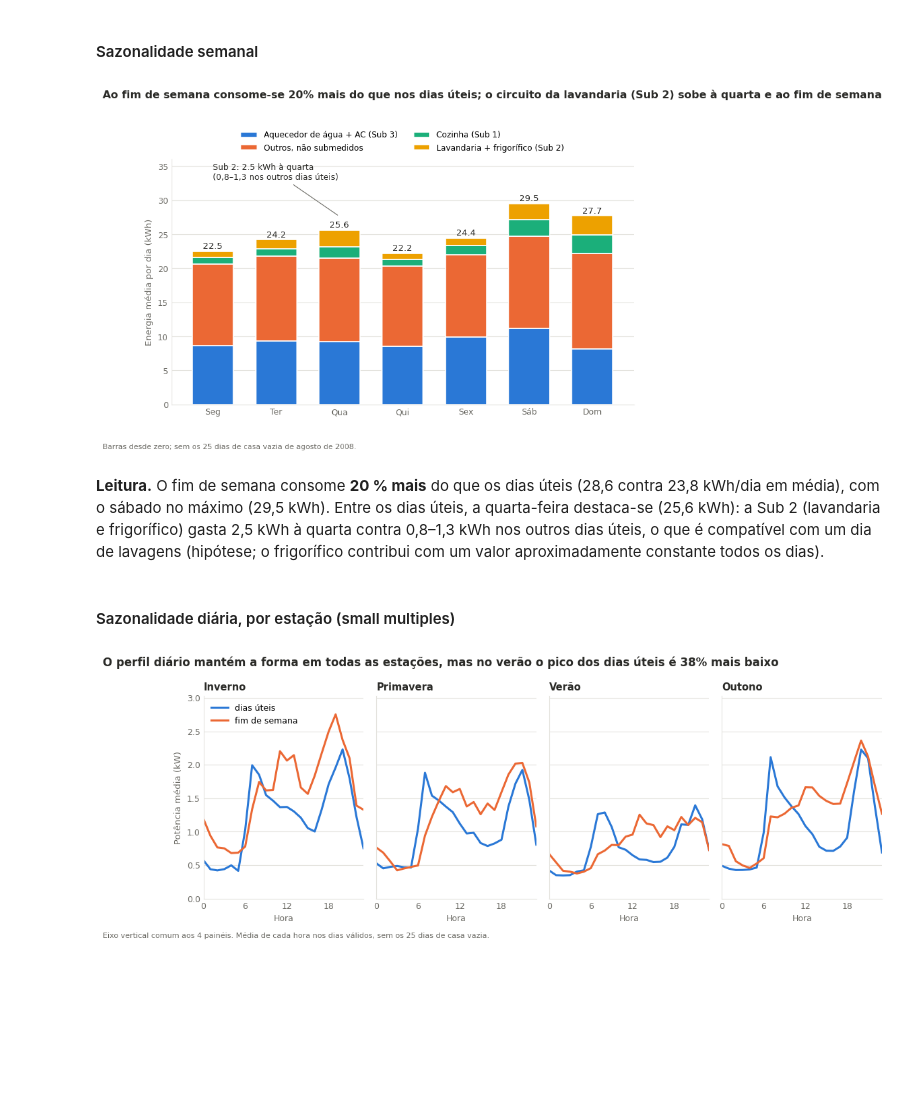
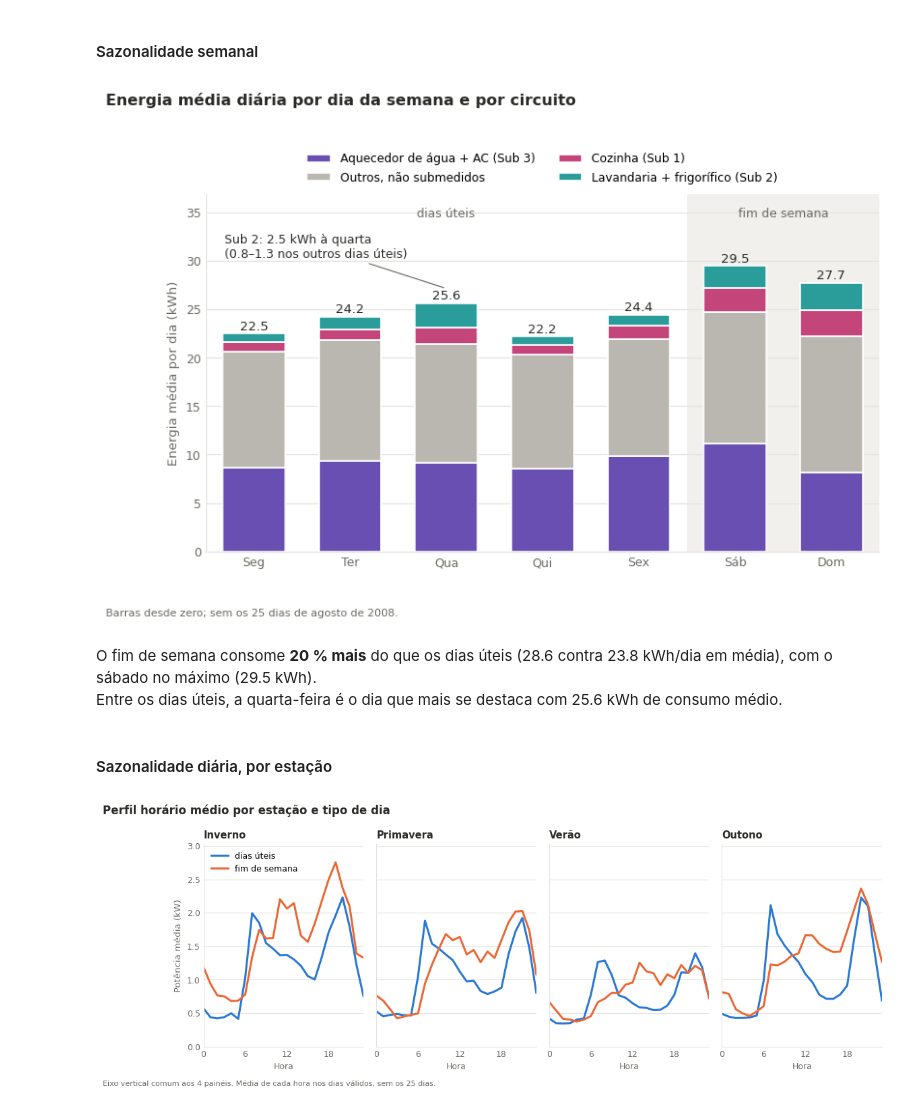
Before and after one commit to leonorrebola9/LusoEnergy_Project, a Jupyter notebook: 01_parteI_II.ipynb, the cells around one changed output. Cells and saved outputs as stored; diff of their text form; code cells hidden in the pictures; blank space fills up the shorter version.

Commit message:
Update 01_parteI_II.ipynb
colocação do código da parte 2
eliminação do ficheiro pca.py
eliminação das figuras, pois será organizada por pastas

```diff
--- a/01_parteI_II.ipynb
+++ b/01_parteI_II.ipynb
@@ -964,8 +972,7 @@ def plot_serie_diaria(diario, ini, fim, caminho_png=None):
     estilo(ax)
     ax.text(s.index[3], s.max() * 0.98, "linha clara = dia | linha azul = média móvel de 7 dias",
             fontsize=8.5, color=TINTA_2, va="top")
-    fig.suptitle(f"O consumo diário é {1 - ver / inv:.0%} menor no verão ({ver:.0f} kWh) do que no inverno ({inv:.0f} kWh); "
-                 f"25 dias de agosto de 2008 destoam", x=0.01, ha="left", fontsize=12, fontweight="bold", color=TINTA)
+    fig.suptitle(f"Consumo diário de energia (mai/2008 – out/2009)", x=0.01, ha="left", fontsize=12, fontweight="bold", color=TINTA)
     fig.text(0.01, -0.01, "Verão e inverno calculados sem o período destacado. Dias a cinzento: sem leituras (13–15 jun e 13 ago de 2009).",
              fontsize=8, color=TINTA_2)
     if caminho_png:
@@ -982,6 +990,6 @@ plt.show()
 # %%
 def plot_composicao_mensal(diario, caminho_png=None):
-    """Anual: energia média por dia em cada mês, decomposta por circuito."""
+    """Anual: energia média por dia em cada mês, decomposta por grupo de equipamentos."""
     m = diario.resample("MS").mean()
     fig, ax = plt.subplots(figsize=(12, 4.8))
     base = np.zeros(len(m))
@@ -998,10 +1006,9 @@ def plot_composicao_mensal(diario, caminho_png=None):
     inv = diario[diario.index.month.isin([12, 1, 2])].mean()
     ver = diario[diario.index.month.isin([6, 7, 8]) & ~((diario.index >= AUS_INI) & (diario.index <= AUS_FIM))].mean()
     maior = (inv - ver)[COMP].idxmax()
-    fig.suptitle(f"A maior parte da diferença entre inverno e verão está em «{NOME[maior]}» "
-                 f"({(inv - ver)[maior]:.1f} dos {(inv - ver)['total']:.1f} kWh/dia)", x=0.01, ha="left", y=1.08,
+    fig.suptitle(f"Energia média diária por mês e por grupos de equipamentos", x=0.01, ha="left", y=1.08,
                  fontsize=12, fontweight="bold", color=TINTA)
-    fig.text(0.01, -0.14, "Barras desde zero; cada barra é a média dos dias válidos do mês (ago/08 inclui os 25 dias de casa vazia).",
+    fig.text(0.01, -0.14, "Barras desde zero; cada barra é a média dos dias válidos do mês (ago/08 inclui os 25 dias).",
              fontsize=8, color=TINTA_2)
     if caminho_png:
         fig.savefig(caminho_png, dpi=150, bbox_inches="tight", facecolor="white")
@@ -1032,43 +1027,55 @@ dif.loc[COMP + ["total"]].round(2).rename(index=NOME | {"total": "TOTAL"})
 # %% [markdown]
 #### Sazonalidade semanal
+# %%
+# Cores dos circuitos: distintas do azul/laranja usados para dia útil/fim de semana
+COR = {"aquecimento_aguas": "#6a4fb3",   # roxo
+       "outros": "#b9b7af",              # cinzento: é o resto que nenhuma submedição mede
+       "cozinha": "#c4457a",             # magenta
+       "lavandaria": "#2a9d9b"}          # turquesa
 # %%
 def plot_semana(diario, caminho_png=None):
     """Semanal: energia média por dia da semana, por circuito (sem o período destacado)."""
     d = diario.loc[~((diario.index >= AUS_INI) & (diario.index <= AUS_FIM))]
-    m = d.groupby(d.index.dayofweek).mean()
+    m = d.groupby(d.index.day_of_week).mean()
+    topo = m["total"].max()
     fig, ax = plt.subplots(figsize=(9, 4.8))
+    ax.axvspan(4.5, 6.5, color="#f1f0ec", lw=0, zorder=0)                 # fundo do fim de semana
+    ax.text(5.5, topo * 1.17, "fim de semana", ha="center", fontsize=9, color=TINTA_2)
+    ax.text(2.0, topo * 1.17, "dias úteis", ha="center", fontsize=9, color=TINTA_2)
     base = np.zeros(7)
     for c in COMP:
-        ax.bar(range(7), m[c], bottom=base, width=0.65, color=COR[c], edgecolor="white", lw=1.2, label=NOME[c])
+        ax.bar(range(7), m[c], bottom=base, width=0.65, color=COR[c], edgecolor="white", lw=1.2, label=NOME[c], zorder=2)
         base += m[c].values
     ax.set_xticks(range(7), DIAS)
     ax.set_ylabel("Energia média por dia (kWh)", fontsize=9.5, color=TINTA_2)
     estilo(ax)
     for i, v in enumerate(m["total"]):
         ax.text(i, v + 0.4, f"{v:.1f}", ha="center", fontsize=9.5, color=TINTA)
     lav = m["lavandaria"]
-    ax.annotate(f"Sub 2: {lav.iloc[2]:.1f} kWh à quarta\n(0,8–1,3 nos outros dias úteis)", xy=(2, m["total"].iloc[2] + 2.0),
-                xytext=(0.0, 33.0), fontsize=9, color=TINTA, arrowprops=dict(arrowstyle="-", color=TINTA_2, lw=0.8))
-    ax.set_ylim(0, 36)
+    outros_uteis = lav.drop(2).iloc[:4]                                     # seg, ter, qui, sex
+    ax.annotate(f"Sub 2: {lav.iloc[2]:.1f} kWh à quarta\n({outros_uteis.min():.1f}–{outros_uteis.max():.1f} nos outros dias úteis)",
+                xy=(2, m["total"].iloc[2] + 1.5), xytext=(-0.3, topo * 1.03), fontsize=9, color=TINTA,
+                arrowprops=dict(arrowstyle="-", color=TINTA_2, lw=0.8))
+    ax.set_ylim(0, topo * 1.25)
+    ax.set_xlim(-0.5, 6.5)
     ax.legend(ncol=2, frameon=False, fontsize=8.8, loc="lower center", bbox_to_anchor=(0.5, 1.0))
-    fds, util = m["total"].iloc[5:].mean(), m["total"].iloc[:5].mean()
-    fig.suptitle(f"Ao fim de semana consome-se {fds / util - 1:.0%} mais do que nos dias úteis; "
-                 f"o circuito da lavandaria (Sub 2) sobe à quarta e ao fim de semana", x=0.01, ha="left", y=1.1, fontsize=11.5,
+    fig.suptitle("Energia média diária por dia da semana e por circuito", x=0.01, ha="left", y=1.1, fontsize=11.5,
                  fontweight="bold", color=TINTA)
-    fig.text(0.01, -0.03, "Barras desde zero; sem os 25 dias de casa vazia de agosto de 2008.", fontsize=8, color=TINTA_2)
+    fig.text(0.01, -0.03, "Barras desde zero; sem os 25 dias de agosto de 2008.", fontsize=8, color=TINTA_2)
     if caminho_png:
         fig.savefig(caminho_png, dpi=150, bbox_inches="tight", facecolor="white")
     return fig
 
 
 fig = plot_semana(diario, "figures/2_1_semanal.png")
 plt.show()
 # %% [output]
-[figure, old version]
+[figure, new version]
 # %% [markdown]
-**Leitura.** O fim de semana consome **20 % mais** do que os dias úteis (28,6 contra 23,8 kWh/dia em média), com o sábado no máximo (29,5 kWh). Entre os dias úteis, a quarta-feira destaca-se (25,6 kWh): a Sub 2 (lavandaria e frigorífico) gasta 2,5 kWh à quarta contra 0,8–1,3 kWh nos outros dias úteis, o que é compatível com um dia de lavagens (hipótese; o frigorífico contribui com um valor aproximadamente constante todos os dias).
+O fim de semana consome **20 % mais** do que os dias úteis (28.6 contra 23.8 kWh/dia em média), com o sábado no máximo (29.5 kWh). \
+Entre os dias úteis, a quarta-feira é o dia que mais se destaca com 25.6 kWh de consumo médio.
 # %% [markdown]
-#### Sazonalidade diária, por estação (small multiples)
+#### Sazonalidade diária, por estação
 # %%
 def plot_perfis_estacao(caminho_png=None):
     """Diária x anual (small multiples): perfil horário médio por estação, dias úteis vs fim de semana."""
@@ -1090,9 +1097,8 @@ def plot_perfis_estacao(caminho_png=None):
     axes[0].set_ylabel("Potência média (kW)", fontsize=9.5, color=TINTA_2)
     axes[0].legend(frameon=False, fontsize=9, loc="upper left")
     inv, ver = p["Inverno"][False].max(), p["Verão"][False].max()
-    fig.suptitle(f"O perfil diário mantém a forma em todas as estações, mas no verão o pico dos dias úteis é "
-                 f"{1 - ver / inv:.0%} mais baixo", x=0.01, ha="left", y=1.03, fontsize=12, fontweight="bold", color=TINTA)
-    fig.text(0.01, -0.04, "Eixo vertical comum aos 4 painéis. Média de cada hora nos dias válidos, sem os 25 dias de casa vazia.",
+    fig.suptitle(f"Perfil horário médio por estação e tipo de dia", x=0.01, ha="left", y=1.03, fontsize=12, fontweight="bold", color=TINTA)
+    fig.text(0.01, -0.04, "Eixo vertical comum aos 4 painéis. Média de cada hora nos dias válidos, sem os 25 dias.",
              fontsize=8, color=TINTA_2)
     if caminho_png:
         fig.savefig(caminho_png, dpi=150, bbox_inches="tight", facecolor="white")
@@ -1102,5 +1108,5 @@ def plot_perfis_estacao(caminho_png=None):
 fig = plot_perfis_estacao("figures/2_1_diaria_estacoes.png")
 plt.show()
 # %% [output]
-[figure, old version]
+[figure, new version]
 # %% [markdown]
```
Also changed, not shown: parts of 48 cells of this notebook, 14 other files.
